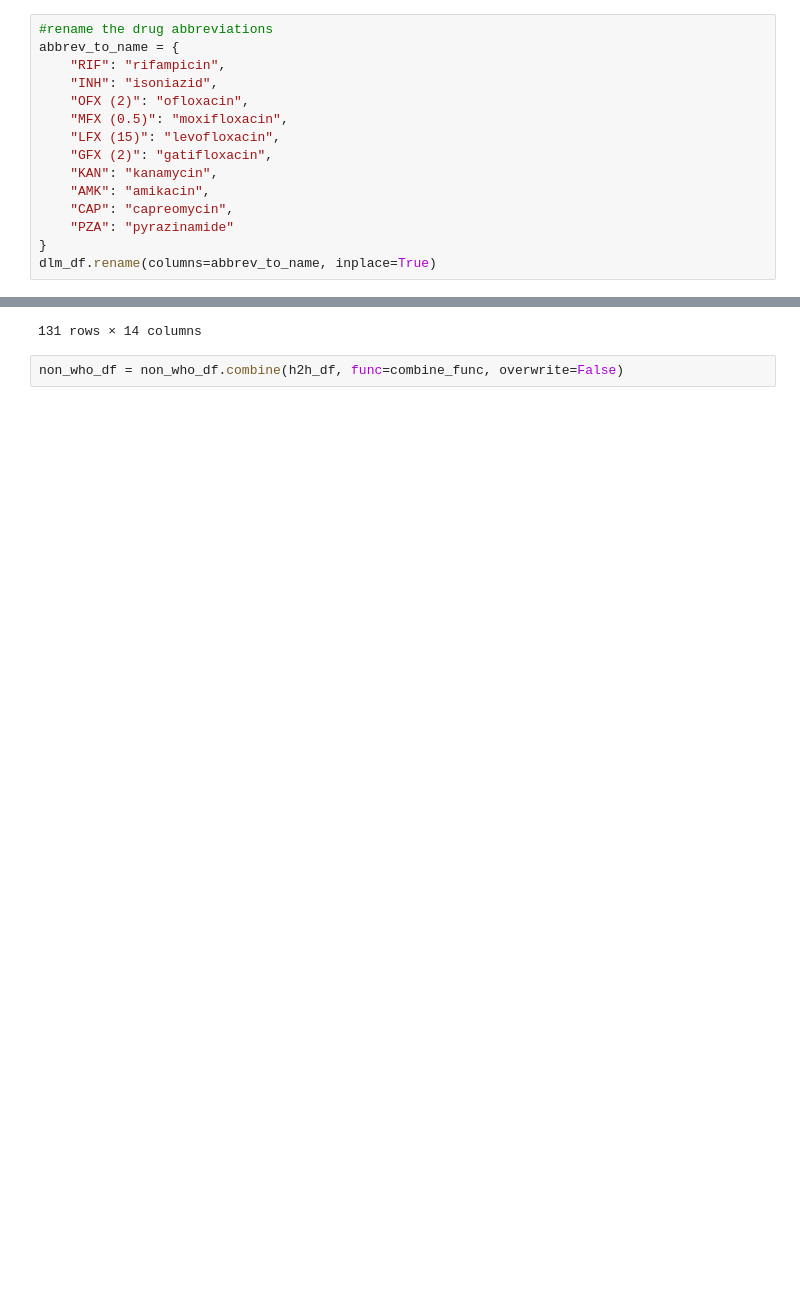
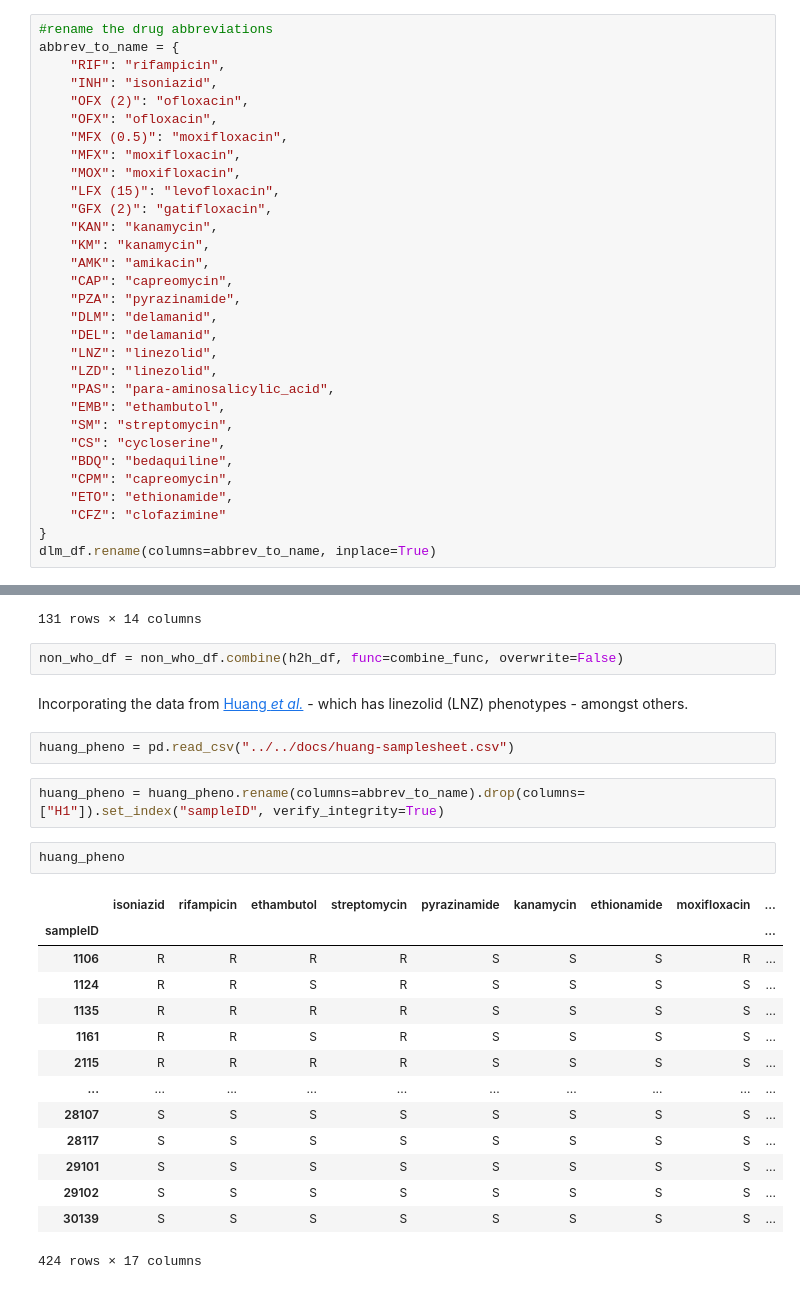
Before and after one commit to mbhall88/WHO-correspondence, a Jupyter notebook: workflow/notebooks/data-cleaning.ipynb, the cells around one changed output, grey strips where cells are left out. Drawn from its saved outputs; the diff is of its cells as text; blank space fills up the shorter version.

Commit message:
add huang into samplesheet

```diff
--- a/workflow/notebooks/data-cleaning.ipynb
+++ b/workflow/notebooks/data-cleaning.ipynb
@@ -338,13 +338,29 @@ abbrev_to_name = {
     "RIF": "rifampicin",
     "INH": "isoniazid",
     "OFX (2)": "ofloxacin",
+    "OFX": "ofloxacin",
     "MFX (0.5)": "moxifloxacin",
+    "MFX": "moxifloxacin",
+    "MOX": "moxifloxacin",
     "LFX (15)": "levofloxacin",
     "GFX (2)": "gatifloxacin",
     "KAN": "kanamycin",
+    "KM": "kanamycin",
     "AMK": "amikacin",
     "CAP": "capreomycin",
-    "PZA": "pyrazinamide"
+    "PZA": "pyrazinamide",
+    "DLM": "delamanid",
+    "DEL": "delamanid",
+    "LNZ": "linezolid",
+    "LZD": "linezolid",
+    "PAS": "para-aminosalicylic_acid",
+    "EMB": "ethambutol",
+    "SM": "streptomycin",
+    "CS": "cycloserine",
+    "BDQ": "bedaquiline",
+    "CPM": "capreomycin",
+    "ETO": "ethionamide",
+    "CFZ": "clofazimine"
 }
 dlm_df.rename(columns=abbrev_to_name, inplace=True)
 # %% [markdown]
@@ -481,3 +497,26 @@ h2h_df
 131 rows × 14 columns
 # %%
 non_who_df = non_who_df.combine(h2h_df, func=combine_func, overwrite=False)
+# %% [markdown]
+Incorporating the data from [Huang *et al.*](https://doi.org/10.1093/cid/ciy883) - which has linezolid (LNZ) phenotypes - amongst others.
+# %%
+huang_pheno = pd.read_csv("../../docs/huang-samplesheet.csv")
+# %%
+huang_pheno = huang_pheno.rename(columns=abbrev_to_name).drop(columns=["H1"]).set_index("sampleID", verify_integrity=True)
+# %%
+huang_pheno
+# %% [output]
+|  | isoniazid | rifampicin | ethambutol | streptomycin | pyrazinamide | kanamycin | ethionamide | moxifloxacin | ... |
+| sampleID |  |  |  |  |  |  |  |  | ... |
+| 1106 | R | R | R | R | S | S | S | R | ... |
+| 1124 | R | R | S | R | S | S | S | S | ... |
+| 1135 | R | R | R | R | S | S | S | S | ... |
+| 1161 | R | R | S | R | S | S | S | S | ... |
+| 2115 | R | R | R | R | S | S | S | S | ... |
+| ... | ... | ... | ... | ... | ... | ... | ... | ... | ... |
+| 28107 | S | S | S | S | S | S | S | S | ... |
+| 28117 | S | S | S | S | S | S | S | S | ... |
+| 29101 | S | S | S | S | S | S | S | S | ... |
+| 29102 | S | S | S | S | S | S | S | S | ... |
+| 30139 | S | S | S | S | S | S | S | S | ... |
+424 rows × 17 columns
```
Also changed, not shown: parts of 8 cells of this notebook, 1 other file.
